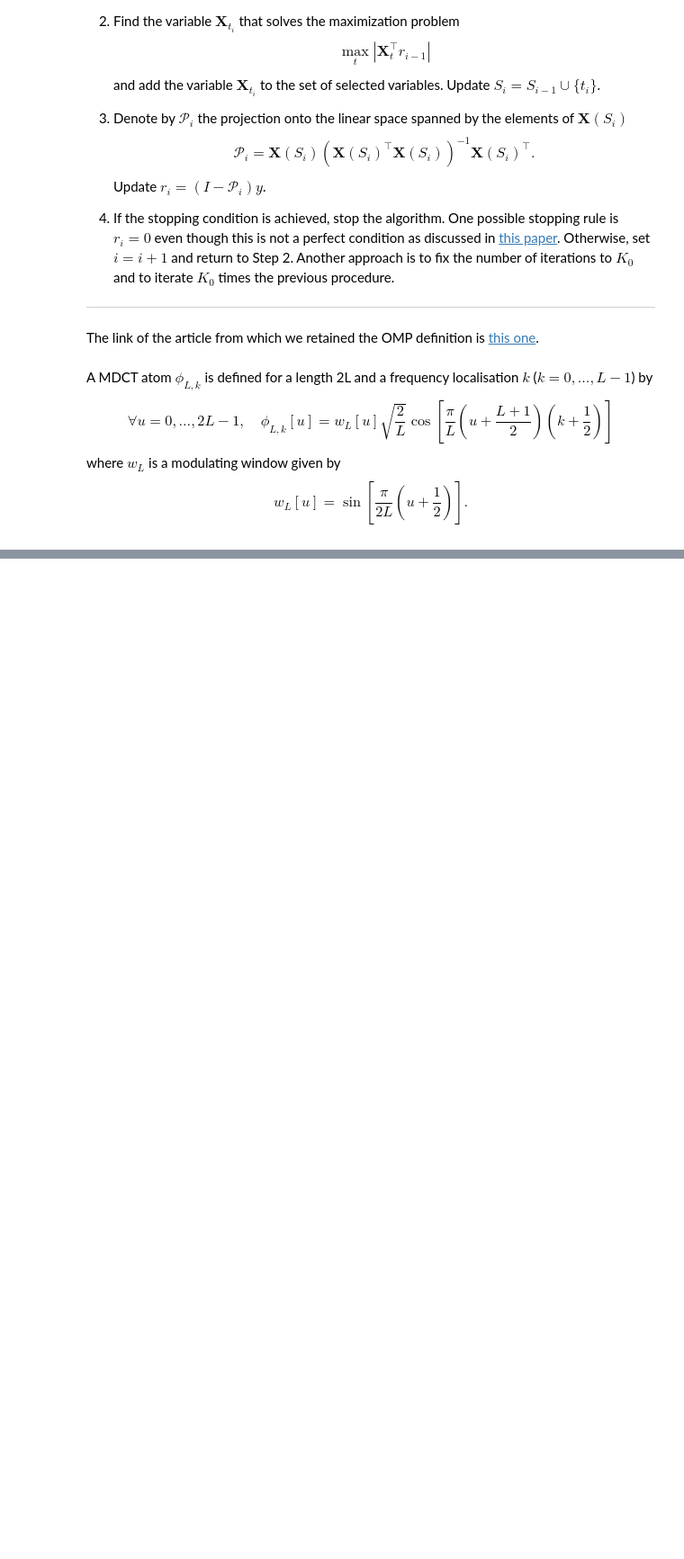
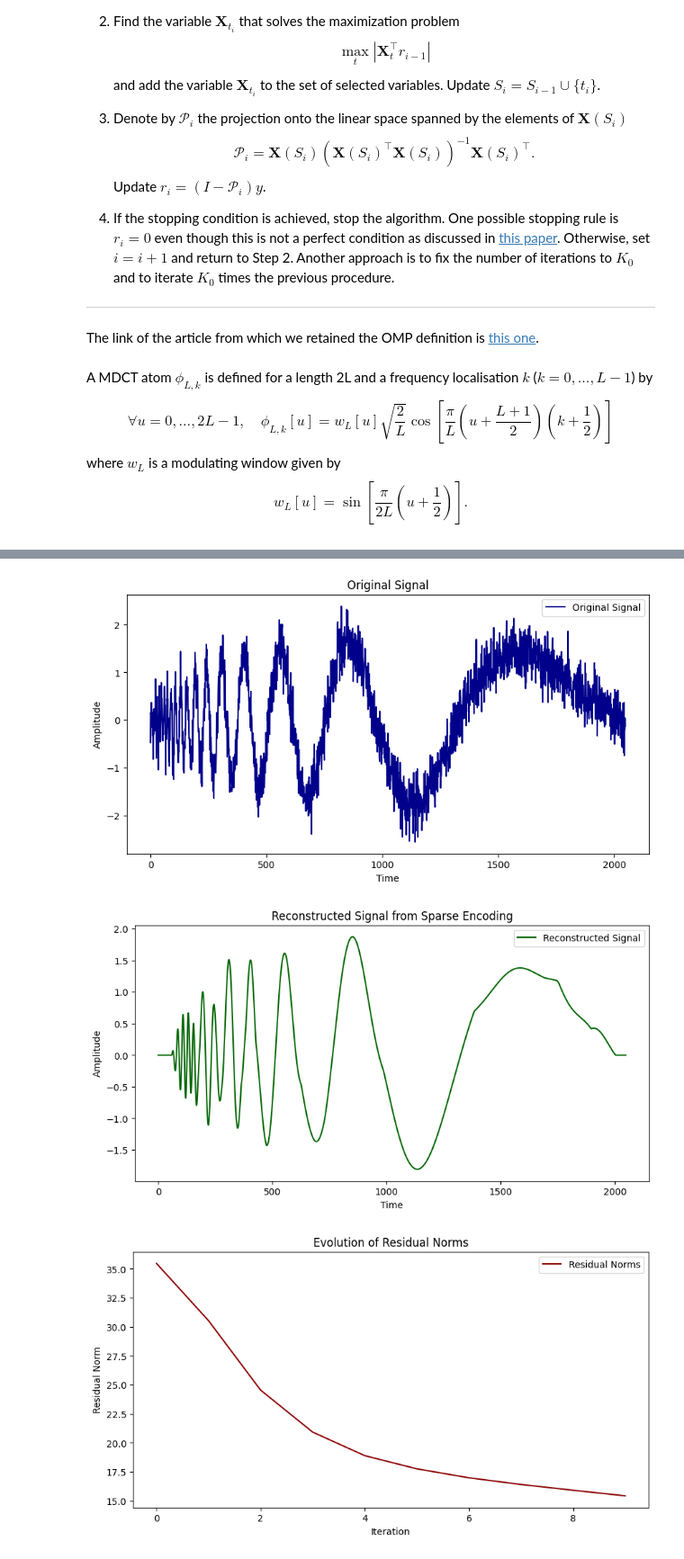
Before and after one commit to NailKhelifa/MVA_Times_Series_ML_Homeworks, a Jupyter notebook: Assignment 2 (ML for TS) - MVA/Assignment 2.ipynb, the cells around one changed output, grey strips where cells are left out. Shown at 90% size. Drawn from its saved outputs; the diff is of its cells as text; code cells hidden in the pictures; blank space fills up the shorter version.

```diff
--- a/Assignment 2 (ML for TS) - MVA/Assignment 2.ipynb
+++ b/Assignment 2 (ML for TS) - MVA/Assignment 2.ipynb
@@ -150,0 +202,45 @@ for ax in axs.flatten():
+# %%
+# Reconstruction of the signal from sparse encoding
+reconstructed_signal = selected_atoms @ coeffs
+
+# Plot the original signal
+fig1, ax1 = plt.subplots(figsize=(10, 5))
+ax1.plot(t, signal_question_4, color="darkblue", label="Original Signal")
+ax1.set_title("Original Signal")
+ax1.set_xlabel("Time")
+ax1.set_ylabel("Amplitude")
+ax1.legend()
+fig1.savefig("Original_Signal.png")
+
+# Plot the reconstructed signal
+fig2, ax2 = plt.subplots(figsize=(10, 5))
+ax2.plot(t, reconstructed_signal, color="darkgreen", label="Reconstructed Signal")
+ax2.set_title("Reconstructed Signal from Sparse Encoding")
+ax2.set_xlabel("Time")
+ax2.set_ylabel("Amplitude")
+ax2.legend()
+fig2.savefig("Reconstruction.png")
+
+# Plot the residual norms
+fig3, ax3 = plt.subplots(figsize=(10, 5))
+ax3.plot(np.arange(num_atoms), residuals, color="darkred", label="Residual Norms")
+ax3.set_title("Evolution of Residual Norms")
+ax3.set_xlabel("Iteration")
+ax3.set_ylabel("Residual Norm")
+ax3.legend()
+fig3.savefig("Norms.png")
+
+# Plot the sparse representation
+sparse_representation = np.zeros(len(X))
+sparse_representation[np.array(indices)] = coeffs.flatten()
+
+fig4, ax4 = plt.subplots(figsize=(10, 5))
+ax4.stem(sparse_representation, linefmt="purple", markerfmt="bo", basefmt="black")
+ax4.set_title("Sparse Representation")
+ax4.set_xlabel("Atom Index")
+ax4.set_ylabel("Coefficient Value")
+plt.show()
+# %% [output]
+[figure, added]
+[figure, added]
+[figure, added]
```
Also changed, not shown: parts of 7 cells of this notebook, 4 other files.
